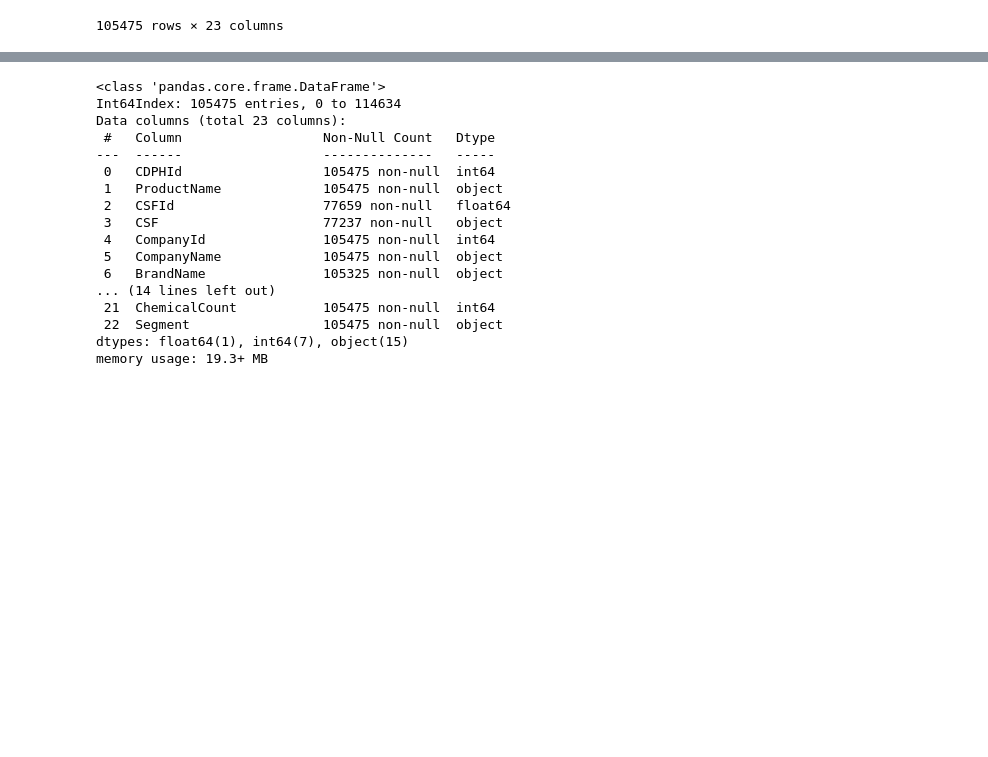
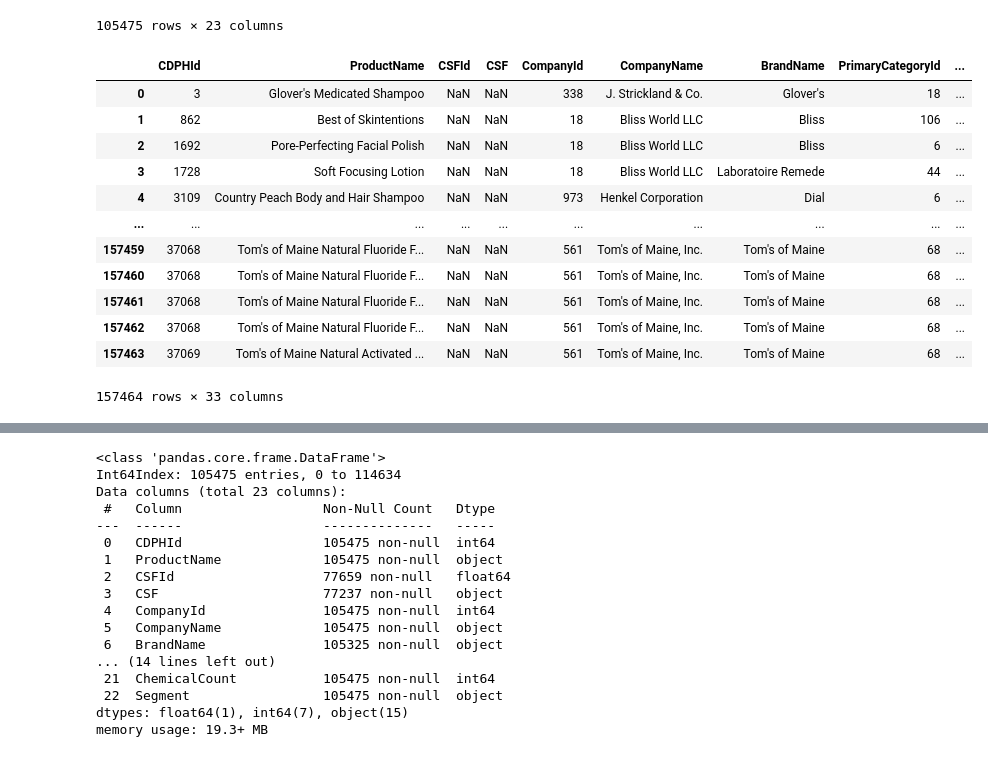
Before and after one commit to envirodatascience/final-project-env617_personalcareproducts, a Jupyter notebook: ENV_617_Final_Project_PersonalCareProducts_pynb.ipynb, the cells around one changed output, grey strips where cells are left out. Drawn from its saved outputs; the diff is of its cells as text; code cells hidden in the pictures; blank space fills up the shorter version.

```diff
--- a/ENV_617_Final_Project_PersonalCareProducts_pynb.ipynb
+++ b/ENV_617_Final_Project_PersonalCareProducts_pynb.ipynb
@@ -207,3 +207,21 @@ df_chemicals_1
 | 114633 | 41523 | HYDRA-LIP TRANSLUCENT COLOR LIPSTICK | 65004.0 | Terra Mystic | 1259 | Yanbal USA, Inc | YANBAL | 44 | ... |
 | 114634 | 41524 | OLD SPICE GENTLEMENS BLEND ALOE A... | NaN | NaN | 86 | The Procter & Gamble Company | Old Spice | 6 | ... |
 105475 rows × 23 columns
+# %%
+#Join df_chemicals with df_chemicals_risks
+df_chemicals_risks_merge = pd.merge(df_chemicals_1, df_chemicals_risks, left_on='CasNumber', right_on='CAS No.')
+df_chemicals_risks_merge
+# %% [output]
+|  | CDPHId | ProductName | CSFId | CSF | CompanyId | CompanyName | BrandName | PrimaryCategoryId | ... |
+| 0 | 3 | Glover's Medicated Shampoo | NaN | NaN | 338 | J. Strickland & Co. | Glover's | 18 | ... |
+| 1 | 862 | Best of Skintentions | NaN | NaN | 18 | Bliss World LLC | Bliss | 106 | ... |
+| 2 | 1692 | Pore-Perfecting Facial Polish | NaN | NaN | 18 | Bliss World LLC | Bliss | 6 | ... |
+| 3 | 1728 | Soft Focusing Lotion | NaN | NaN | 18 | Bliss World LLC | Laboratoire Remede | 44 | ... |
+| 4 | 3109 | Country Peach Body and Hair Shampoo | NaN | NaN | 973 | Henkel Corporation | Dial | 6 | ... |
+| ... | ... | ... | ... | ... | ... | ... | ... | ... | ... |
+| 157459 | 37068 | Tom's of Maine Natural Fluoride F... | NaN | NaN | 561 | Tom's of Maine, Inc. | Tom's of Maine | 68 | ... |
+| 157460 | 37068 | Tom's of Maine Natural Fluoride F... | NaN | NaN | 561 | Tom's of Maine, Inc. | Tom's of Maine | 68 | ... |
+| 157461 | 37068 | Tom's of Maine Natural Fluoride F... | NaN | NaN | 561 | Tom's of Maine, Inc. | Tom's of Maine | 68 | ... |
+| 157462 | 37068 | Tom's of Maine Natural Fluoride F... | NaN | NaN | 561 | Tom's of Maine, Inc. | Tom's of Maine | 68 | ... |
+| 157463 | 37069 | Tom's of Maine Natural Activated ... | NaN | NaN | 561 | Tom's of Maine, Inc. | Tom's of Maine | 68 | ... |
+157464 rows × 33 columns
```
Also changed, not shown: parts of 8 cells of this notebook.
